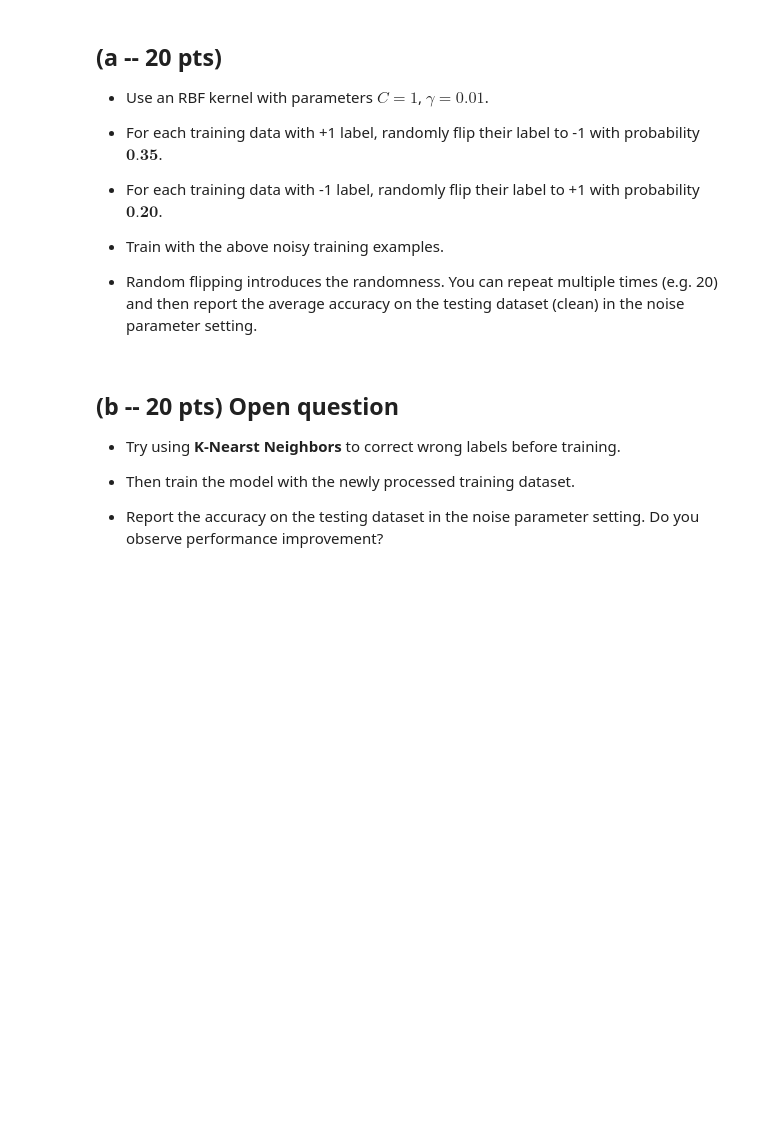
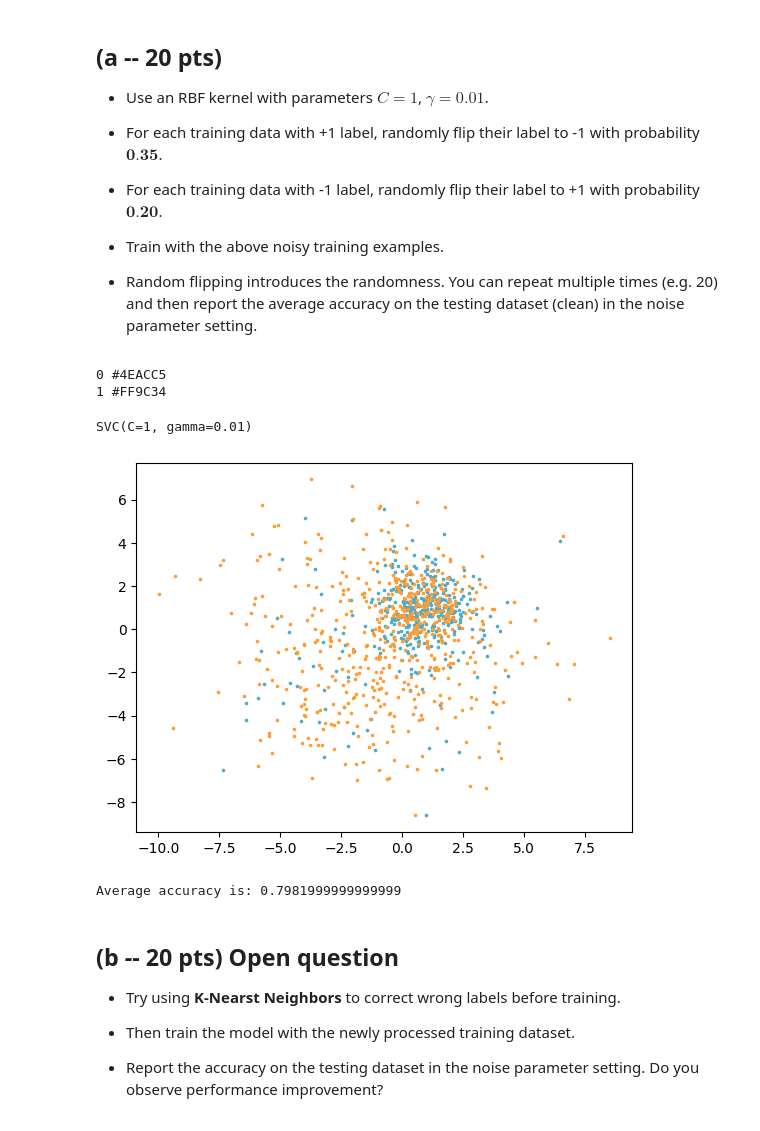
Before and after one commit to valentinbaltazar/ML_course, a Jupyter notebook: Assignment4/Assignment4.ipynb, the cells around one changed output. Saved outputs shown, nothing was run; the diff lists cells and outputs as text; code cells hidden in the pictures; blank space fills up the shorter version.

```diff
--- a/Assignment4/Assignment4.ipynb
+++ b/Assignment4/Assignment4.ipynb
@@ -302,6 +356,62 @@ Use a SVM package ( scikit-learn svm.SVC class) to learn SVMs with a variety of
 - Random flipping introduces the randomness. You can repeat multiple times (e.g. 20) and then report the average accuracy on the testing dataset (clean) in the noise parameter setting.
 # %%
 # Your code here
+from sklearn.svm import SVC
+import random
+
+
+# Inject noisy labels to clean train labels
+# y_train_noisy = Y_train
+
+def scramble(data,noise1,noise2):
+    data_noisy = data.copy()
+    #print(type(data))
+    for i in range(len(data)):
+        if data[i] == 0:
+            tmp_prob = random.uniform(0, 1) # noise % of the points will be flipped 1<-->0
+            if tmp_prob < noise1:
+                data_noisy[i] = 1 - data[i]
+        elif data[i] == 1:
+            tmp_prob = random.uniform(0, 1) # noise % of the points will be flipped 1<-->0
+            if tmp_prob < noise2:
+                data_noisy[i] = 1 - data[i]
+    return data_noisy
+
+Y_train_noisy = scramble(Y_train,0.35,0.20)
+
+
+colors = ["#4EACC5", "#FF9C34"] #here 0 = blue => +1 & 1 = orange => -1
+
+for k, col in enumerate(colors):
+    print(k,col)
+    cluster_data = Y_train_noisy == k
+    #print(cluster_data)
+    plt.scatter(X_train[cluster_data, 0], X_train[cluster_data, 1], c=col, marker=".", s=10)
+
+
+#train the model with this new noisy data, and given paramters
+model = SVC(C=1,kernel='rbf',gamma=0.01)
+model.fit(X_train, Y_train_noisy)
+# %% [output]
+0 #4EACC5
+1 #FF9C34
+SVC(C=1, gamma=0.01)
+[figure, added]
+# %%
+#print average accuracy over 20 iterations
+#train the model with this new noisy data, and given paramters
+total_score = 0
+model = SVC(C=1,kernel='rbf',gamma=0.01)
+
+for i in range(20):
+    Y_train_noisy = scramble(Y_train,0.35,0.20) #make new set of noisy data
+
+    model.fit(X_train, Y_train_noisy) #train it
+    total_score += model.score(x_test,y_test) #get score
+
+print("Average accuracy is:",total_score/20)
+# %% [output]
+Average accuracy is: 0.7981999999999999
 # %% [markdown]
 ## (b -- 20 pts) Open question
 
```
Also changed, not shown: parts of 4 cells of this notebook.
